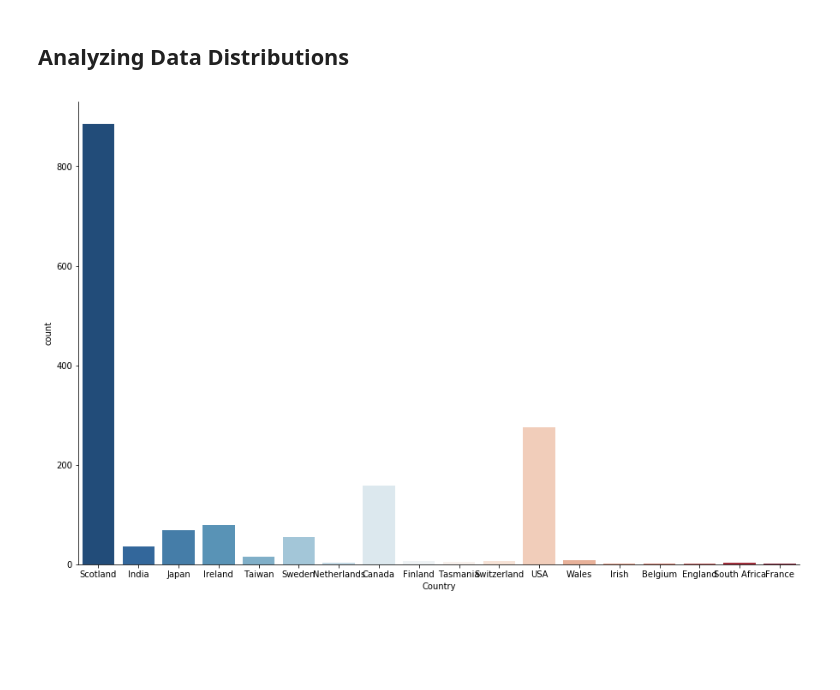
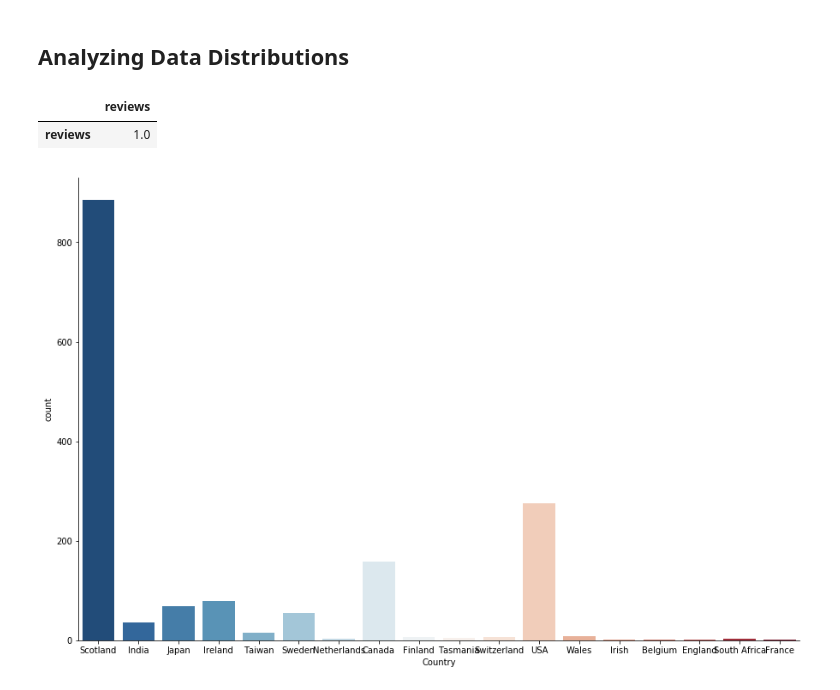
Before and after one commit to hamiltonchangcodes/project_whisky, a Jupyter notebook: Project Whiskey - Expanded EDA.ipynb, the cells around one changed output. Saved outputs shown, nothing was run; the diff lists cells and outputs as text; code cells hidden in the pictures; blank space fills up the shorter version.

```diff
--- a/Project Whiskey - Expanded EDA.ipynb
+++ b/Project Whiskey - Expanded EDA.ipynb
@@ -45,6 +45,11 @@ df.head()
 | 4 | Amrut Spectrum (Batch 1) | 9.18 | 0.25 | 10 | $$$$$ | SingleMalt-like | ABC | C | India | Malt |
 # %% [markdown]
 ## Analyzing Data Distributions
+# %%
+df.corr()
+# %% [output]
+|  | reviews |
+| reviews | 1.0 |
 # %%
 sns_plot = sns.catplot(x="Country", kind="count", palette="RdBu_r", data=df, height=8.27, aspect=15/10);
 sns_plot.savefig("output.png")
```
Also changed, not shown: parts of 2 cells of this notebook.
